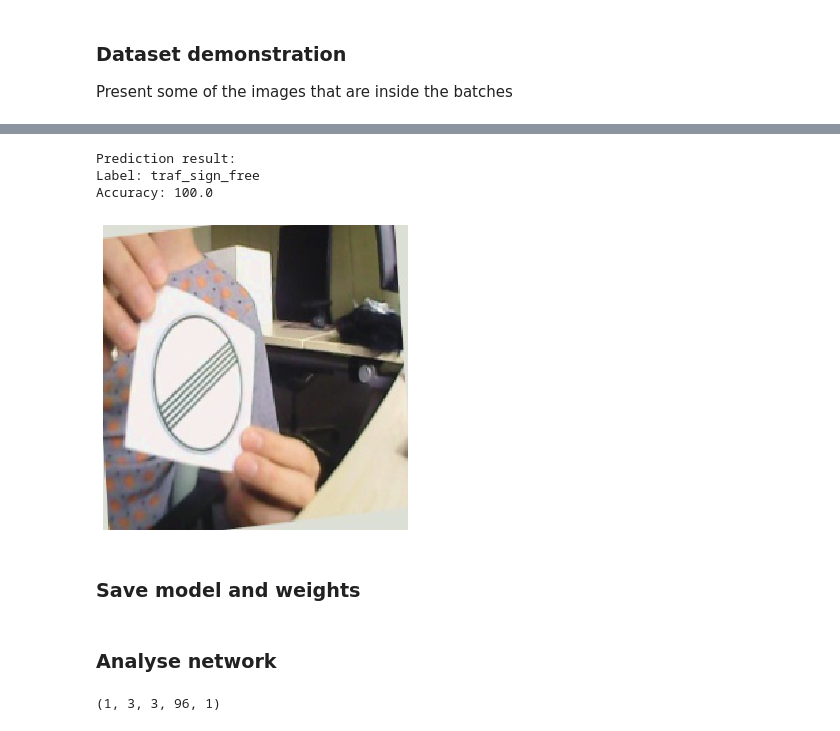
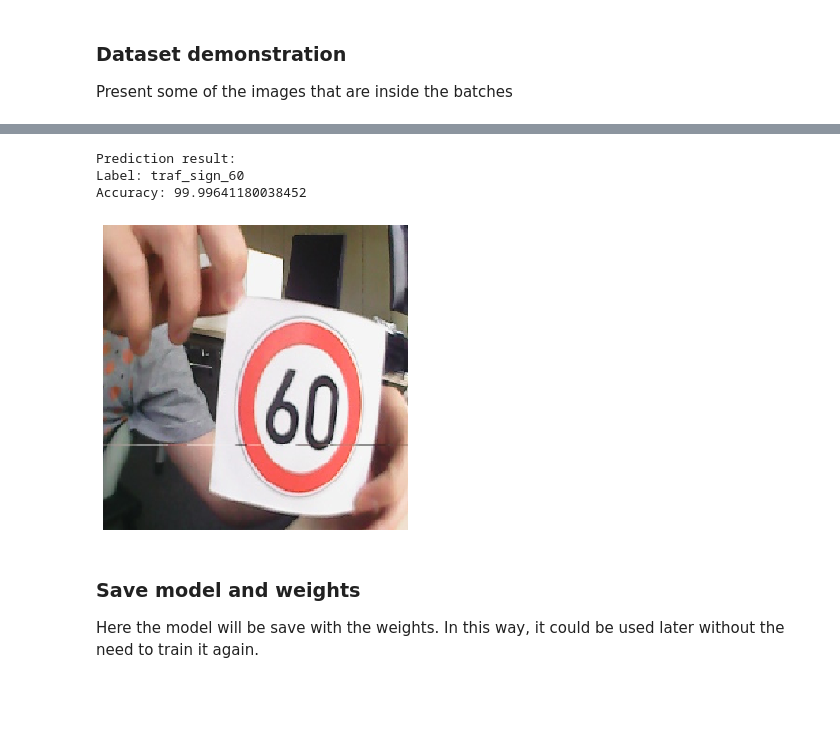
Before and after one commit to nesvera/mobilenet_classification_lecture, a Jupyter notebook: train.ipynb, the cells around one changed output, grey strips where cells are left out. Saved outputs shown, nothing was run; the diff lists cells and outputs as text; code cells hidden in the pictures; blank space fills up the shorter version.

```diff
--- a/train.ipynb
+++ b/train.ipynb
@@ -176,21 +144,22 @@ ________________________________________________________________________________
 # %% [markdown]
 ### Load datasets
 # %%
-#train_batches = ImageDataGenerator().flow_from_directory(dataset_train_path, target_size=(224,224), classes=classes, batch_size=batch_size_train
+# load training dataset in batches from the "train" folder
 train_batches = image.ImageDataGenerator().flow_from_directory(dataset_train_path,
                                                                target_size=(224,224),
                                                                batch_size=batch_size,
                                                                classes=classes)
 
-validation_batches = image.ImageDataGenerator().flow_from_directory(dataset_train_path,
+# load valiation dataset in batches from the "validation" folder
+validation_batches = image.ImageDataGenerator().flow_from_directory(dataset_validation_path,
                                                                     target_size=(224,224),
                                                                     batch_size=batch_size,
                                                                     classes=classes)
 
+# number of samples used in an epoch = batch_size * steps_per_epochs
 step_size = train_batches.n//train_batches.batch_size
-print(step_size)
 
-print("Batch size: " + str(batch_size))
+print("\nBatch size: " + str(batch_size))
 print("Step size: " + str(step_size))
 
 print("\nClasses: ")
@@ -233,18 +205,3 @@ loss = 'categorical_crossentropy'
 metrics = ['accuracy']
 
 model.compile(optimizer, loss=loss, metrics=metrics)
-# %%
-epochs = 10
-
-# number of samples used in an epoch = batch_size * steps_per_epochs
-
-model.fit_generator(train_batches, steps_per_epoch=step_size,
-                    validation_data=validation_batches, validation_steps=step_size,
-                    epochs=epochs,
-                    verbose=1)
-
-'''
-model.fit_generator(train_batches, steps_per_epoch=4,
-                    epochs=epochs,
-                    verbose=1)
-'''
@@ -275,21 +232,24 @@ Epoch 10/10
 # %%
+images, labels = next(validation_batches)
 test_image = random.choice(images)
 test_image = np.reshape(test_image, (-1, test_image.shape[0], test_image.shape[1], test_image.shape[2]))
 
 predictions = model.predict(test_image)
 
 pred_max_value = np.max(predictions)
 pred_max_index = np.argmax(predictions)
 
 plot_images(test_image)
 print('Prediction result: ')
 print('Label: ' + str(classes[pred_max_index]))
 print('Accuracy: ' + str(pred_max_value*100))
 # %% [output]
 Prediction result:
-Label: traf_sign_free
-Accuracy: 100.0
+Label: traf_sign_60
+Accuracy: 99.99641180038452
-[figure, old version]
+[figure, new version]
-# %% [markdown]
-### Save model and weights
+# %% [markdown]
+### Save model and weights
+
+Here the model will be save with the weights. In this way, it could be used later without the need to train it again.
 # %%
@@ -297,16 +257 @@ output_model_h5 = output_model_path + "/mobilenet_0-5_10e_20-08-19_16-08.h5"
 model.save(output_model_h5)
-# %% [markdown]
-### Analyse network
-# %%
-'''
-for i, layer in enumerate(model.layers):
-    #weights = layer.get_weights() # list of numpy arrays
-    weights = np.array(layer.get_weights())
-    print(i, weights.shape)
-    input()
-'''
-
-weights = np.array(model.layers[40].get_weights())
-print(weights.shape)
-# %% [output]
-(1, 3, 3, 96, 1)
```
Also changed, not shown: parts of 20 cells of this notebook, 2 other files.
